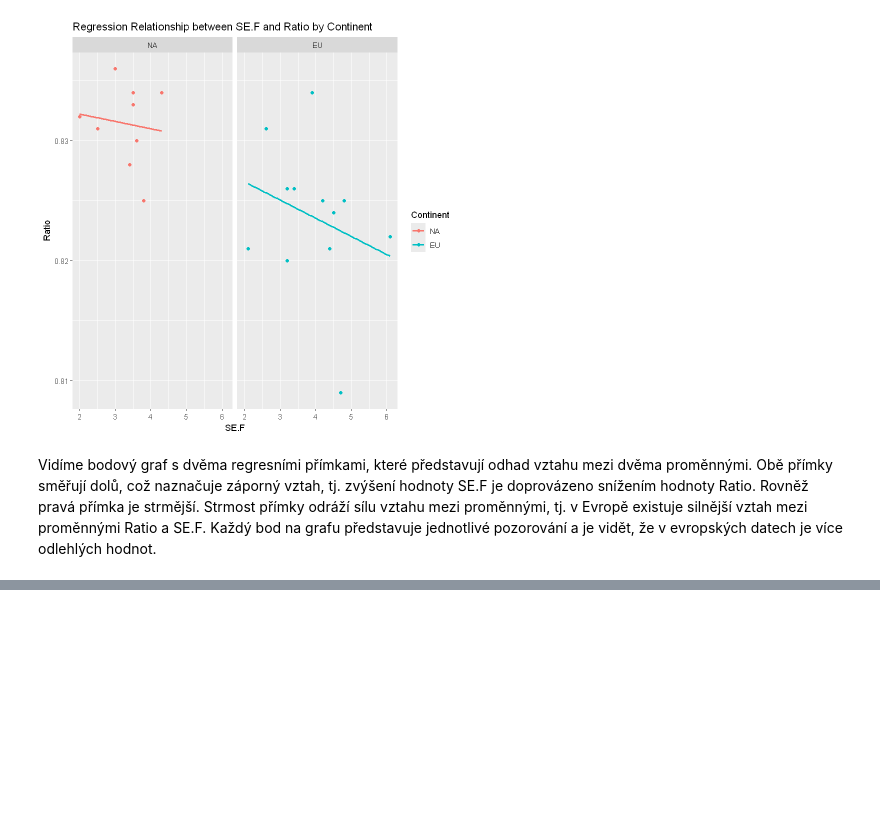
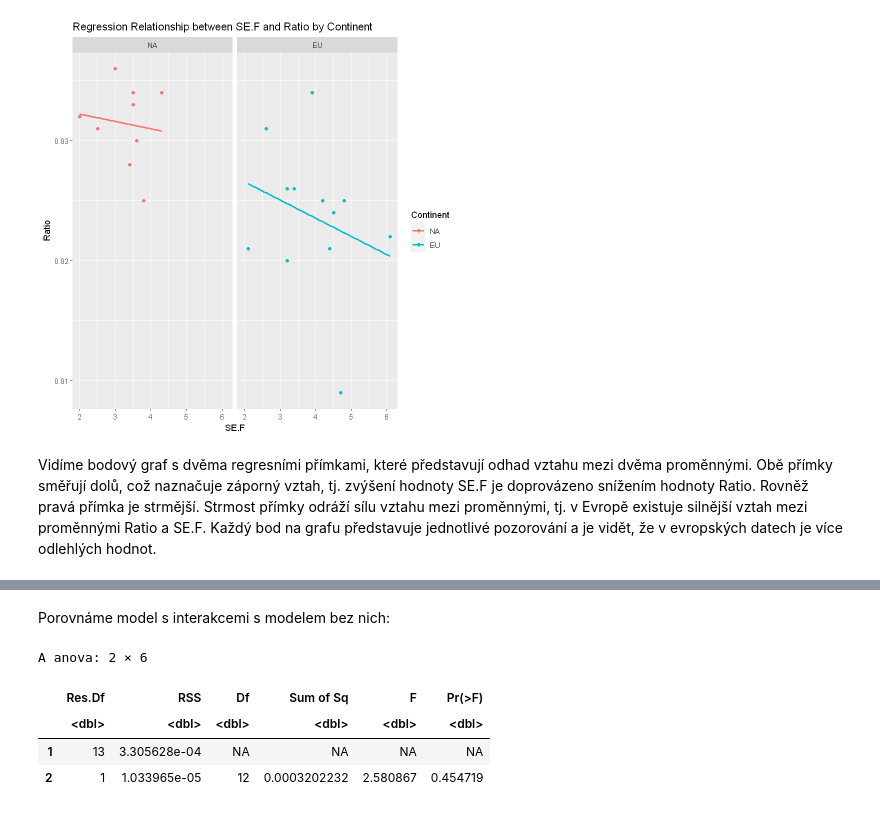
Before and after one commit to SychovaDaria/Prs, a Jupyter notebook: project 2/SP2.ipynb, the cells around one changed output, grey strips where cells are left out. Saved outputs shown, nothing was run; the diff lists cells and outputs as text; code cells hidden in the pictures; blank space fills up the shorter version.

```diff
--- a/project 2/SP2.ipynb
+++ b/project 2/SP2.ipynb
@@ -357,0 +596,6 @@ Vidíme bodový graf s dvěma regresními přímkami, které představují odhad
+# %%
+# spojíme některé regresory
+fit_int_2 <- lm(Ratio ~ SE.F + SE.M * Continent + Latitude * Females * Males * SE.R, data = ex0918)
+
+# Sumarizace modelu
+summary(fit_int_2)
@@ -357,0 +620,10 @@ Vidíme bodový graf s dvěma regresními přímkami, které představují odhad
+# %% [markdown]
+Porovnáme model s interakcemi s modelem bez nich:
+# %%
+anova(fit_all,fit_int_2)
+# %% [output]
+A anova: 2 × 6
+|  | Res.Df | RSS | Df | Sum of Sq | F | Pr(>F) |
+|  | <dbl> | <dbl> | <dbl> | <dbl> | <dbl> | <dbl> |
+| 1 | 13 | 3.305628e-04 | NA | NA | NA | NA |
+| 2 | 1 | 1.033965e-05 | 12 | 0.0003202232 | 2.580867 | 0.454719 |
```
Also changed, not shown: parts of 53 cells of this notebook.
